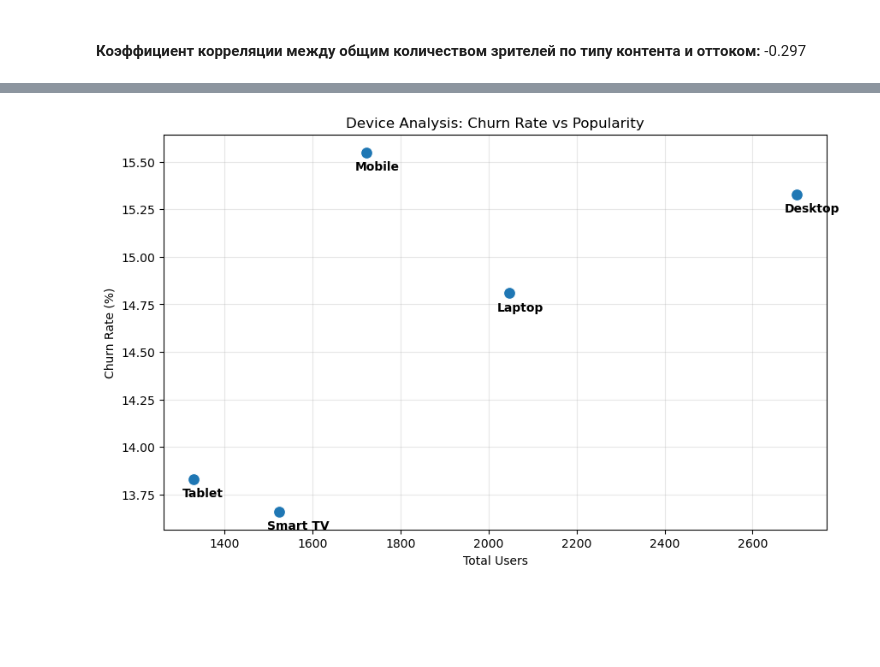
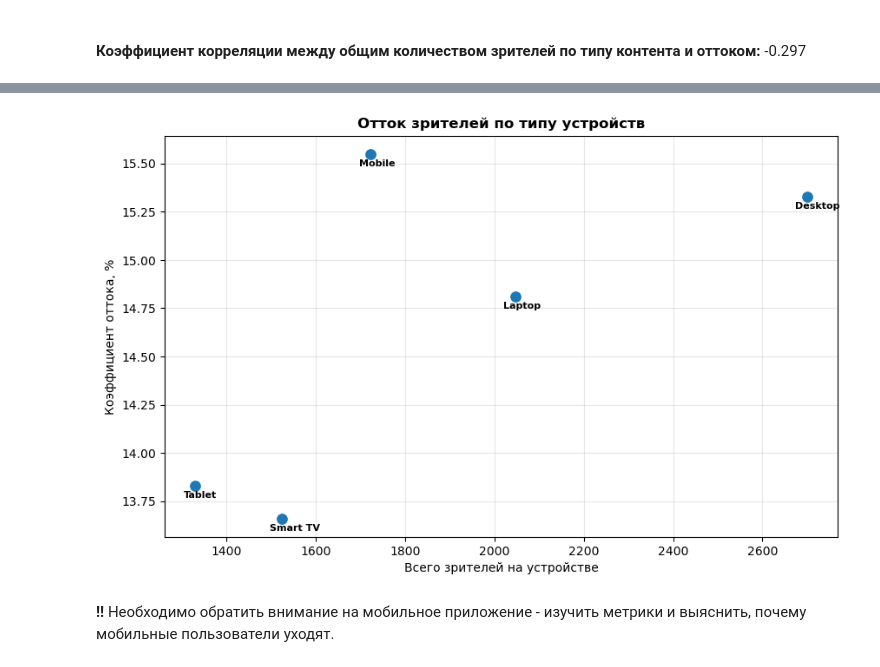
Before and after one commit to rouch314/netflix-users-behavior-analysis, a Jupyter notebook: netflix-analysis.ipynb, the cells around one changed output, grey strips where cells are left out. Cells and saved outputs as stored; diff of their text form; code cells hidden in the pictures; blank space fills up the shorter version.

```diff
--- a/netflix-analysis.ipynb
+++ b/netflix-analysis.ipynb
@@ -1195,21 +1196,25 @@ pivot_top_device['device_churn_rate'] = device_churn_rate
 # %%
+device_churn_rate = device_impact['churn_rate']
+pivot_top_device['device_churn_rate'] = device_churn_rate
+
 plt.figure(figsize=(10, 6))
-device
 sns.scatterplot(data=pivot_top_device, x='total_users', y='device_churn_rate', s=100)
 
 for device in pivot_top_device.index:
     plt.annotate(device,
                 (pivot_top_device.loc[device, 'total_users'],
                  pivot_top_device.loc[device, 'device_churn_rate']),
-                xytext=(-10, -15),  # Смещение текста от точки
+                xytext=(-10, -10),
                 textcoords='offset points',
-                fontsize=10,
+                fontsize=8,
                 fontweight='bold')
 
-plt.xlabel('Total Users')
-plt.ylabel('Churn Rate (%)')
-plt.title('Device Analysis: Churn Rate vs Popularity')
+plt.xlabel('Всего зрителей на устройстве')
+plt.ylabel('Коэффициент оттока, %')
+plt.title('Отток зрителей по типу устройств', fontweight='bold')
 plt.grid(True, alpha=0.3)
 plt.show()
 # %% [output]
-[figure, old version]
+[figure, new version]
+# %% [markdown]
+**!!** Необходимо обратить внимание на мобильное приложение - изучить метрики и выяснить, почему мобильные пользователи уходят.
```
Also changed, not shown: parts of 7 cells of this notebook.
